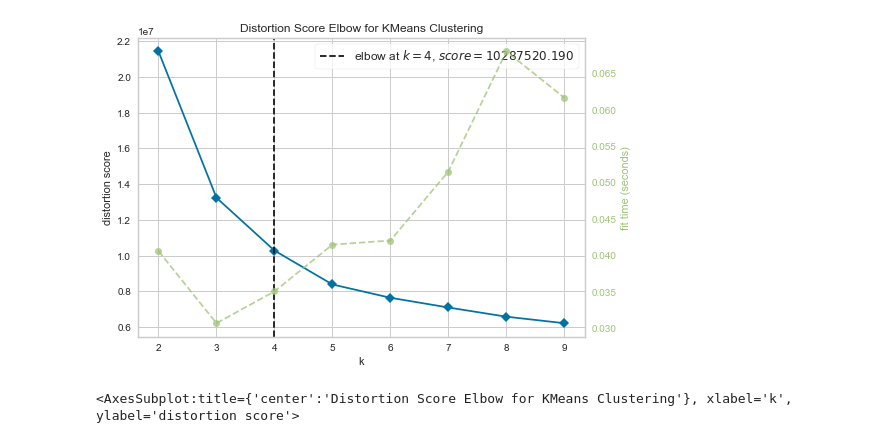
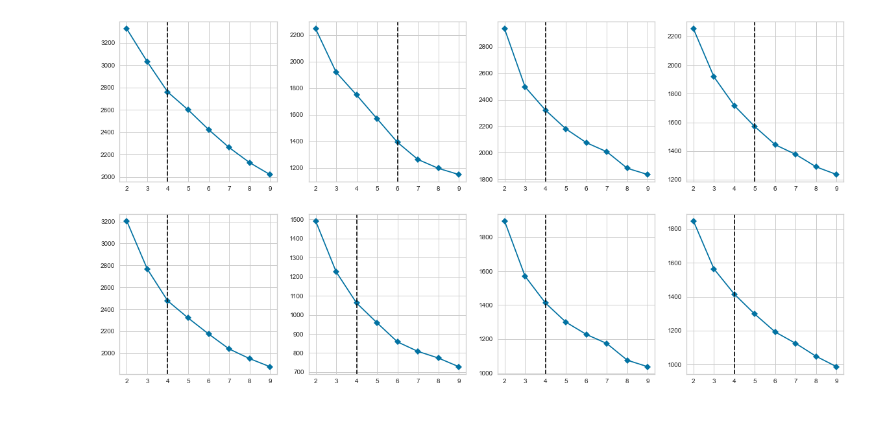
Before and after one commit to wangzuo/pokemon-ml, a Jupyter notebook: pokemon.ipynb, the cells around one changed output. Cells and saved outputs as stored; diff of their text form; code cells hidden in the pictures.

```diff
--- a/pokemon.ipynb
+++ b/pokemon.ipynb
@@ -66,0 +67,10 @@ data
+# %%
+import pandas as pd
+from sklearn.preprocessing import StandardScaler
+
+d = data.drop(columns=['generation'])
+scaler = StandardScaler()
+scaler.fit(d)
+X_scale = scaler.transform(d)
+scaled_data = pd.DataFrame(X_scale, columns=d.columns)
+scaled_data.head()
@@ -172,3 +185,12 @@ Recall: 0.95
 
 
 # f1 score
+# %%
+from sklearn.cluster import KMeans
+from yellowbrick.cluster import KElbowVisualizer
+from sklearn.preprocessing import MinMaxScaler
+
+model = KMeans(init="k-means++", random_state=42, max_iter=10000)
+visualizer = KElbowVisualizer(model, k=(2,10), metric='distortion')
+visualizer.fit(scaled_data)
+visualizer.show()
@@ -175,18 +200,21 @@ Recall: 0.95
 # %%
 from sklearn.cluster import KMeans
 from yellowbrick.cluster import KElbowVisualizer
 from sklearn.preprocessing import MinMaxScaler
 
-X = data
+fig, axes = plt.subplots(ncols=4, nrows=2, figsize=(20,10))
 
-model = KMeans(max_iter=1000, random_state=42)
-visualizer = KElbowVisualizer(model, k=(2,10), metric='distortion')
-# scaler = MinMaxScaler()
-# scaler = MinMaxScaler()
-# X = scaler.fit_transform(X)
-visualizer.fit(X)
-visualizer.poof()
+for gen in range(1, 9):
+    ax = axes.flat[gen-1]
+
+    d1 = data[data['generation']==gen].drop(columns=['generation'])
+    scaler = StandardScaler()
+    scaler.fit(d1)
+    d2 = pd.DataFrame(scaler.transform(d1), columns=d1.columns)
+
+    model = KMeans(init="k-means++", random_state=42, max_iter=10000)
+    visualizer = KElbowVisualizer(model, k=(2,10), metric='distortion', timings=False, ax=ax)
+    visualizer.fit(d2)
 # %% [output]
-[figure, old version]
+[figure, new version]
-<AxesSubplot:title={'center':'Distortion Score Elbow for KMeans Clustering'}, xlabel='k', ylabel='distortion score'>
 # %%
```
Also changed, not shown: parts of 17 cells of this notebook, 5 other files.
